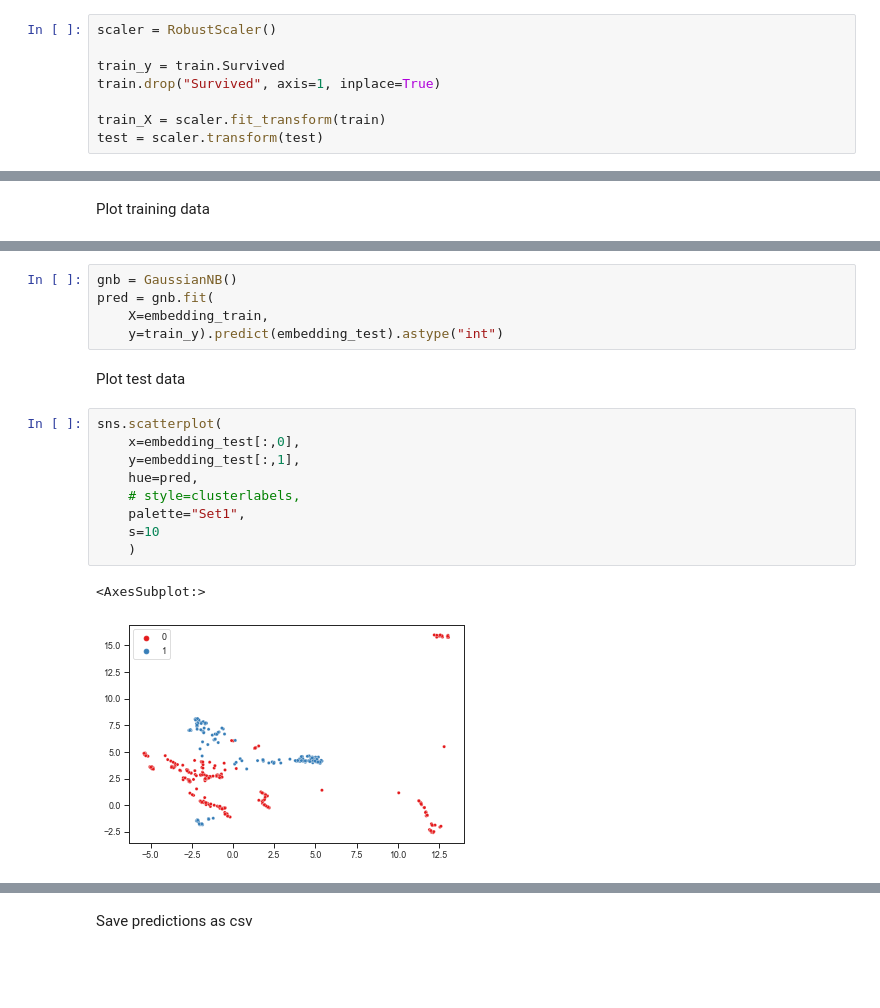
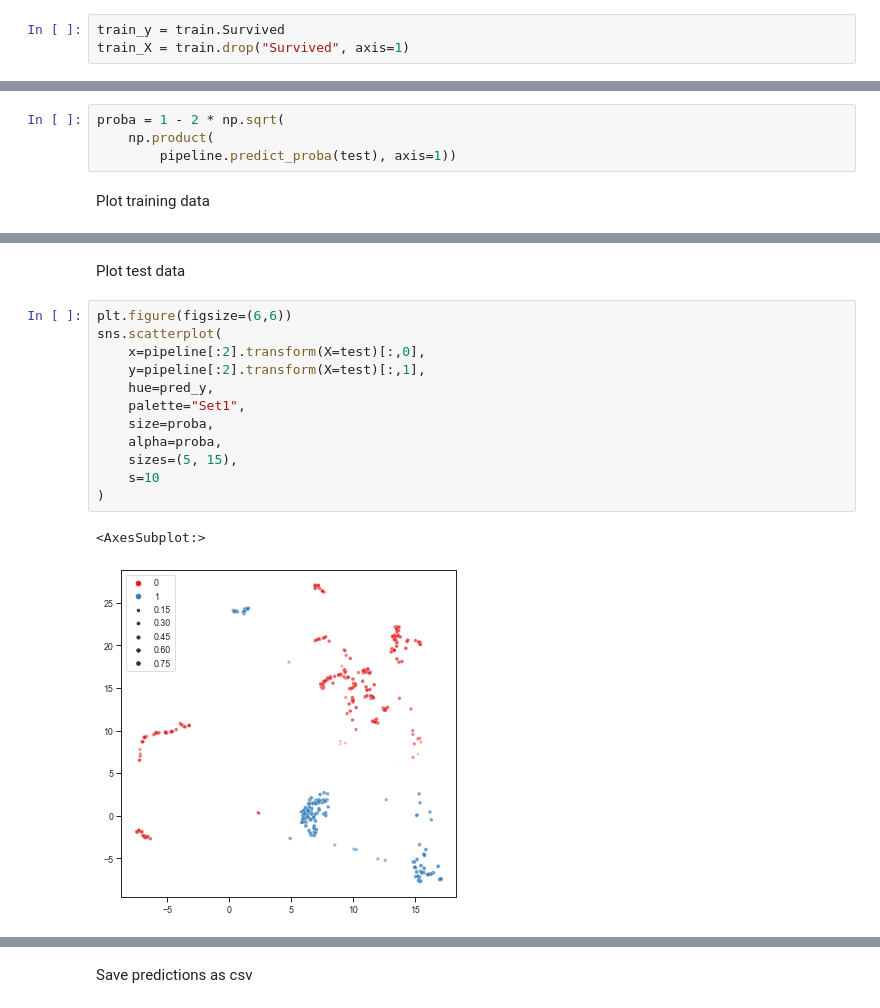
Before and after one commit to SandroMartens/sturdy-bassoon, a Jupyter notebook: titanic/analyse.ipynb, the cells around one changed output, grey strips where cells are left out. Drawn from its saved outputs; the diff is of its cells as text; blank space fills up the shorter version.

```diff
--- a/titanic/analyse.ipynb
+++ b/titanic/analyse.ipynb
@@ -46,10 +55,5 @@ ordinal_enc = OrdinalEncoder(categories=[["A", "B", "C", "D", "E", "F", "G", "T"
 train = preprocess(train, fit=True, oh_enc=oh_enc, ordinal_enc=ordinal_enc)
 test = preprocess(test, fit=False, oh_enc=oh_enc, ordinal_enc=ordinal_enc)
 # %%
-scaler = RobustScaler()
-
 train_y = train.Survived
-train.drop("Survived", axis=1, inplace=True)
-
-train_X = scaler.fit_transform(train)
-test = scaler.transform(test)
+train_X = train.drop("Survived", axis=1)
@@ -74,3 +115,7 @@ embedding_test = reducer.transform(
+# %%
+proba = 1 - 2 * np.sqrt(
+    np.product(
+        pipeline.predict_proba(test), axis=1))
 # %% [markdown]
 Plot training data
 # %%
@@ -90,19 +133,17 @@ Train a Gaussian Naive Bayes
-# %%
-gnb = GaussianNB()
-pred = gnb.fit(
-    X=embedding_train,
-    y=train_y).predict(embedding_test).astype("int")
 # %% [markdown]
 Plot test data
-# %%
-sns.scatterplot(
-    x=embedding_test[:,0],
-    y=embedding_test[:,1],
-    hue=pred,
-    # style=clusterlabels,
-    palette="Set1",
-    s=10
-    )
-# %% [output]
-<AxesSubplot:>
-[figure, removed]
+# %%
+plt.figure(figsize=(6,6))
+sns.scatterplot(
+    x=pipeline[:2].transform(X=test)[:,0],
+    y=pipeline[:2].transform(X=test)[:,1],
+    hue=pred_y,
+    palette="Set1",
+    size=proba,
+    alpha=proba,
+    sizes=(5, 15),
+    s=10
+)
+# %% [output]
+<AxesSubplot:>
+[figure, added]
```
Also changed, not shown: parts of 10 cells of this notebook, 2 other files.
